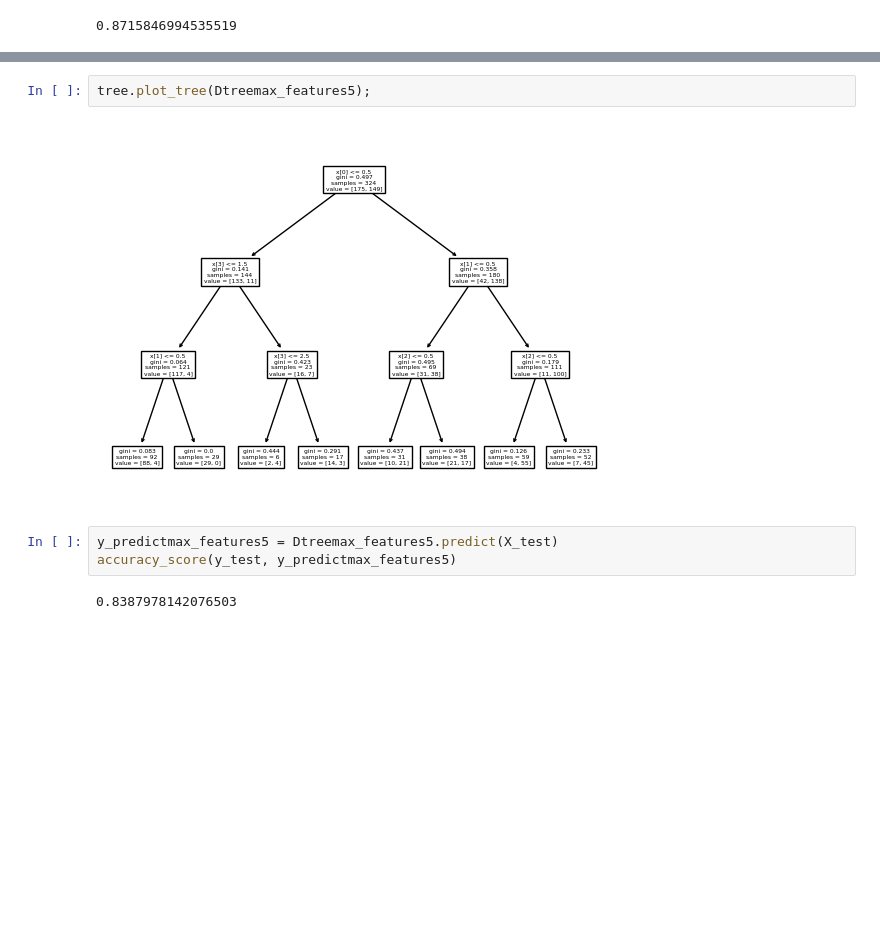
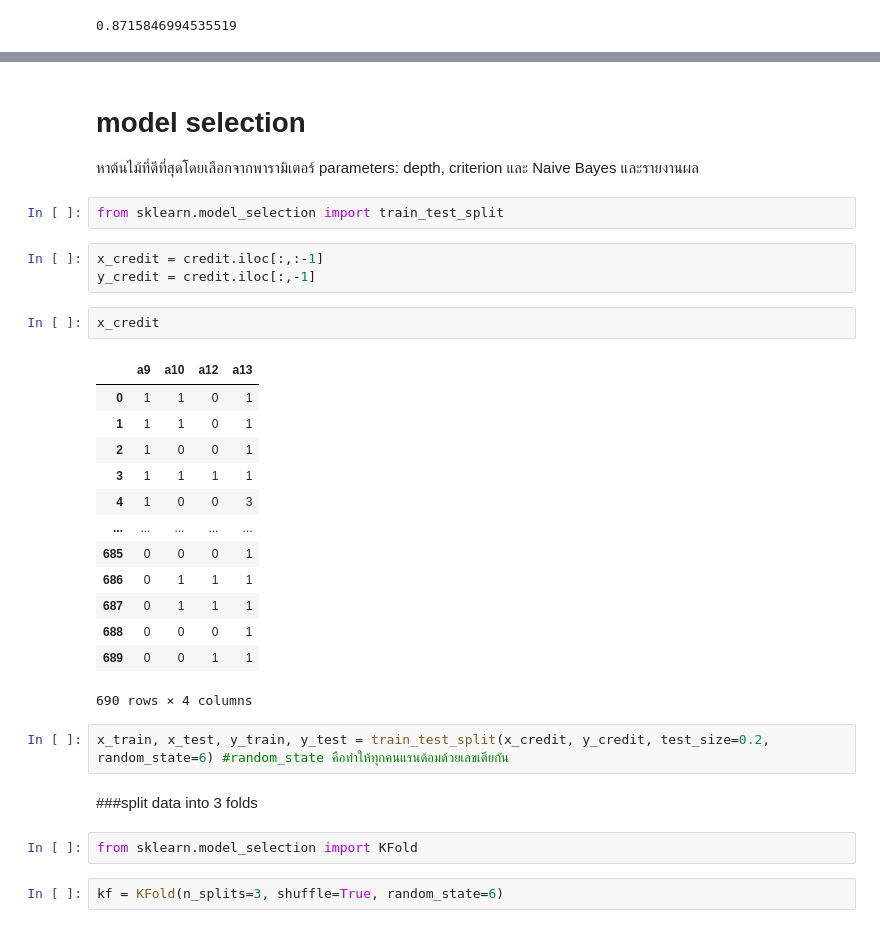
Before and after one commit to Nareekan789/BSC_DPDM23, a Jupyter notebook: Classification.ipynb, the cells around one changed output, grey strips where cells are left out. Drawn from its saved outputs; the diff is of its cells as text; blank space fills up the shorter version.

```diff
--- a/Classification.ipynb
+++ b/Classification.ipynb
@@ -405,9 +268,32 @@ DecisionTreeClassifier(max_depth=3, max_features=5, random_state=0)
-# %%
-tree.plot_tree(Dtreemax_features5);
-# %% [output]
-[figure, removed]
-# %%
-y_predictmax_features5 = Dtreemax_features5.predict(X_test)
-accuracy_score(y_test, y_predictmax_features5)
-# %% [output]
-0.8387978142076503
+# %% [markdown]
+# model selection
+หาต้นไม้ที่ดีที่สุดโดยเลือกจากพารามิเตอร์ parameters: depth, criterion และ Naive Bayes และรายงานผล
+# %%
+from sklearn.model_selection import train_test_split
+# %%
+x_credit = credit.iloc[:,:-1]
+y_credit = credit.iloc[:,-1]
+# %%
+x_credit
+# %% [output]
+|  | a9 | a10 | a12 | a13 |
+| 0 | 1 | 1 | 0 | 1 |
+| 1 | 1 | 1 | 0 | 1 |
+| 2 | 1 | 0 | 0 | 1 |
+| 3 | 1 | 1 | 1 | 1 |
+| 4 | 1 | 0 | 0 | 3 |
+| ... | ... | ... | ... | ... |
+| 685 | 0 | 0 | 0 | 1 |
+| 686 | 0 | 1 | 1 | 1 |
+| 687 | 0 | 1 | 1 | 1 |
+| 688 | 0 | 0 | 0 | 1 |
+| 689 | 0 | 0 | 1 | 1 |
+690 rows × 4 columns
+# %%
+x_train, x_test, y_train, y_test = train_test_split(x_credit, y_credit, test_size=0.2, random_state=6) #random_state คือทำให้ทุกคนแรนด้อมด้วยเลขเดียกัน
+# %% [markdown]
+###split data into 3 folds
+# %%
+from sklearn.model_selection import KFold
+# %%
+kf = KFold(n_splits=3, shuffle=True, random_state=6)
```
Also changed, not shown: parts of 60 cells of this notebook.
